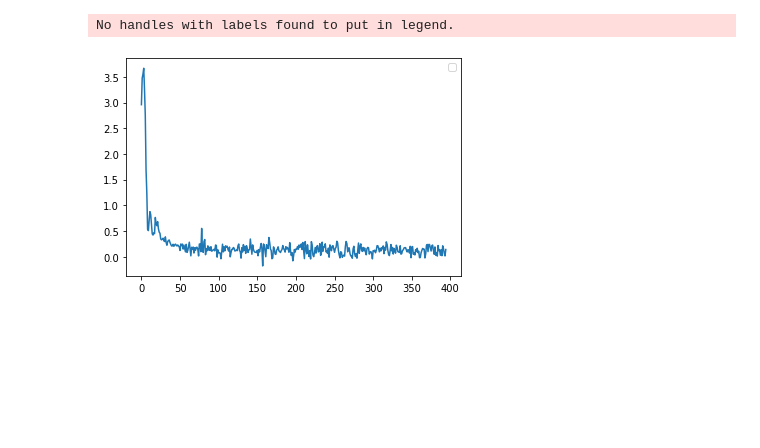
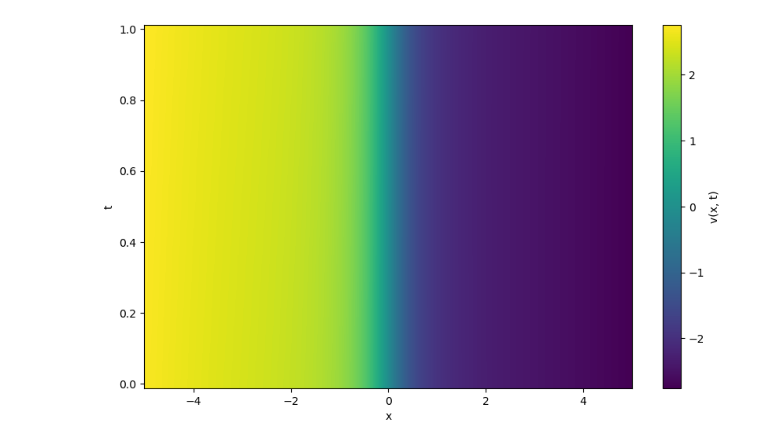
Before and after one commit to sharkjingyang/SchB, a Jupyter notebook: SchB_1d.ipynb, the cells around one changed output. Saved outputs shown, nothing was run; the diff lists cells and outputs as text; code cells hidden in the pictures; blank space fills up the shorter version.

```diff
--- a/SchB_1d.ipynb
+++ b/SchB_1d.ipynb
@@ -277,8 +326,20 @@ plot_scoreFull(zFull,score_Full)
-# %%
-plt.plot(loss_record)
-# plt.yscale("log")
-plt.legend()
-plt.show()
-# %% [output]
-No handles with labels found to put in legend.
-[figure, removed]
+# %%
+x_space = torch.linspace(-5, 5, 1000).view(-1,1).to(device)
+V=torch.zeros(41,1000)
+for i in range(41):
+    V[i,:]=f_theta(x_space,t=i/40).squeeze()
+
+x_space = np.linspace(-5, 5, 1000)
+t_space = np.linspace(0, 1, 41)
+
+X, T = np.meshgrid(x_space, t_space)
+
+plt.figure(figsize=(10, 6))
+plt.pcolormesh(X,T, V.detach().cpu().numpy(), shading='auto', cmap='viridis')
+plt.colorbar(label='v(x, t)')
+plt.xlabel('x')
+plt.ylabel('t')
+
+plt.show()
+# %% [output]
+[figure, added]
```
Also changed, not shown: parts of 14 cells of this notebook, 46 other files.
